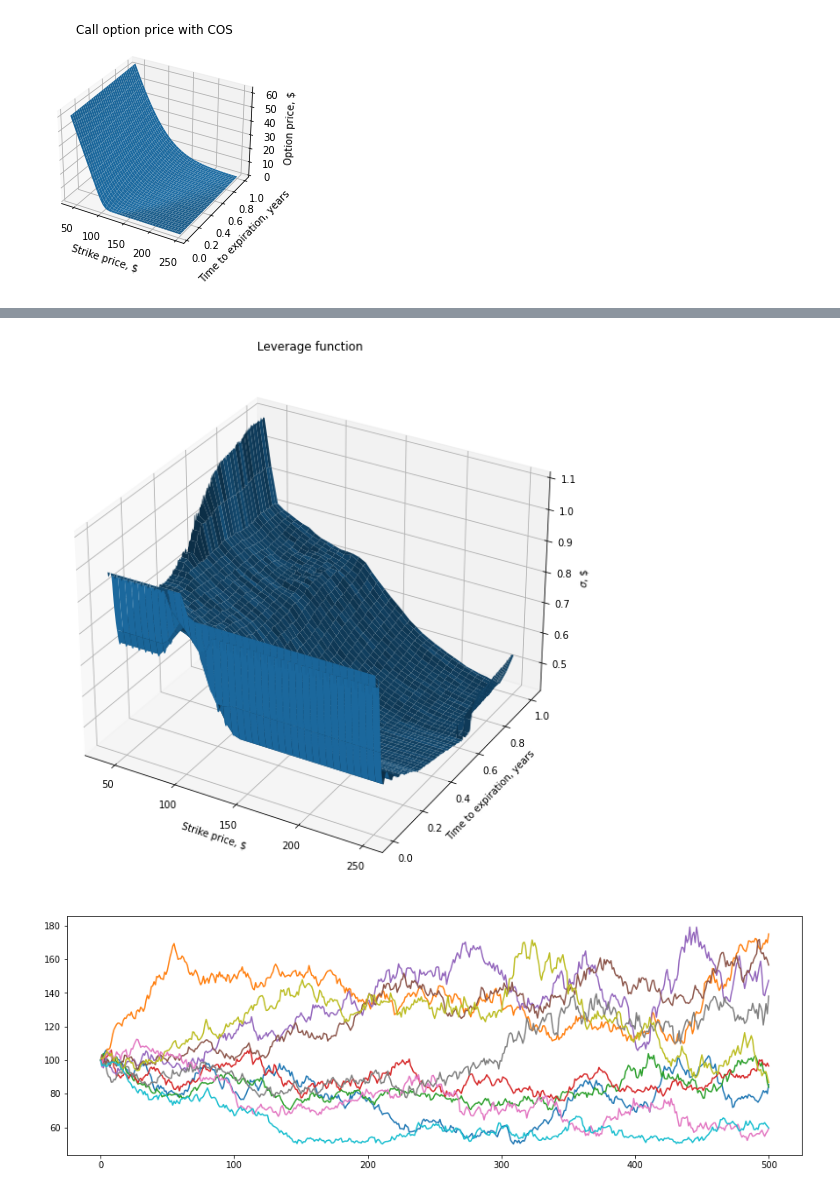
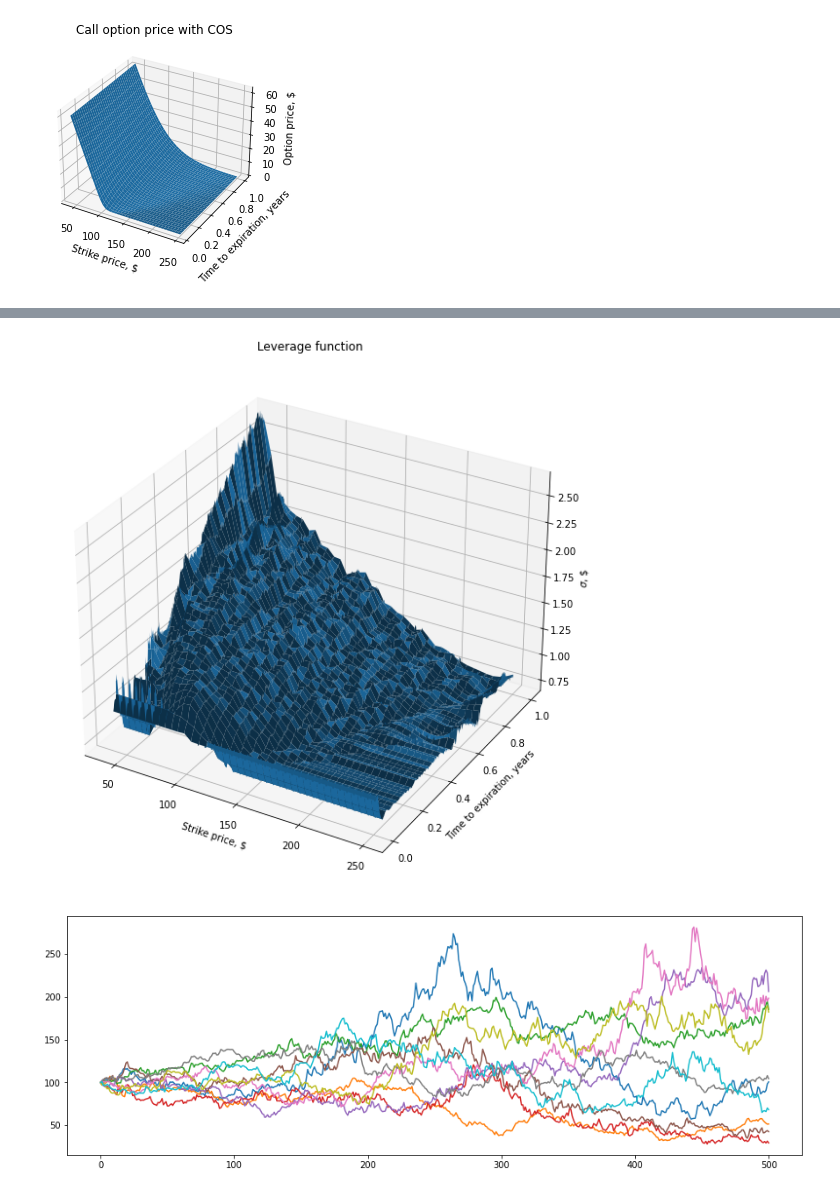
Before and after one commit to stayaptichek/vega_report, a Jupyter notebook: LSV.ipynb, the cells around one changed output, grey strips where cells are left out. Saved outputs shown, nothing was run; the diff lists cells and outputs as text; code cells hidden in the pictures.

```diff
--- a/LSV.ipynb
+++ b/LSV.ipynb
@@ -166,6 +166,6 @@ def make_local_vol_func(calls: CallStockOption,
 
     def local_vol_func(t, s):
 
-        return calls_int(t, s)
+        return calls_int(t, s, grid=False)
 
     return local_vol_func
@@ -192,7 +194,6 @@ def pm_calibration(heston_parameters: HestonParameters,
 
     # Monte Carlo simulation
     np.random.seed(5)
-    Z = np.random.normal(0.0, 1.0, [hpar.n_particles, hpar.n_steps])
     S = np.empty([hpar.n_particles, hpar.n_steps + 1])
     V = np.empty([hpar.n_particles, hpar.n_steps + 1])
 
@@ -213,7 +214,7 @@ def pm_calibration(heston_parameters: HestonParameters,
         )
         return (
             15 / 16 / scaling_factor
-            * (1 - np.clip(x / scaling_factor, -scaling_factor, scaling_factor) ** 2) ** 2
+            * (1 - np.clip(x / scaling_factor, -1, 1) ** 2) ** 2
         )
 
 
@@ -225,22 +226,29 @@ def pm_calibration(heston_parameters: HestonParameters,
         # make a step forward using Euler discretization scheme
         new_v = cir_chi_sq_sample(heston_parameters, dt, V[:, i-1], hpar.n_particles)
         V[:, i] = new_v
+        # logS[:, ind + 1] = logS[:, ind] + (r - V[:, ind] / 2) * dt + \
+                   # (rho / gamma) * (V[:, ind + 1] - V[:, ind] - kappa * (vbar - V[:, ind]) * dt) + \
+                   # np.power((1 - rho**2) * dt * V[:, ind], 0.5) * Z1[:, ind]
         d_log_s = (
-            (r - 0.5 * sigma**2 * new_v) * dt
-            + np.random.normal(size=hpar.n_particles) * np.sqrt(dt) * sigma * np.sqrt(new_v)
+            (r - 0.5 * sigma**2 * V[:, i-1]) * dt
+            + heston_parameters.rho / heston_parameters.gamma * sigma * (
+                new_v - heston_parameters.kappa * heston_parameters.vbar * dt + V[:, i-1] * (heston_parameters.kappa * dt - 1)
+            )
+            + np.random.normal(size=hpar.n_particles) * np.sqrt(1 - heston_parameters.rho**2) * sigma * np.sqrt(V[:, i-1] * dt)
         )
         new_s = np.exp(np.log(S[:, i-1]) + d_log_s)
         S[:, i] = new_s
 
         new_s = np.sort(new_s)
         idx = int(hpar.grid_range_proba * hpar.n_particles)
-        grid_span = (new_s[idx], new_s[-idx])
+        # grid_span = (new_s[idx], new_s[-idx])
 
         # compute leverage function at gtid points
-        s_eval = np.linspace(*grid_span, hpar.n_interp)
+        # s_eval = np.linspace(*grid_span, hpar.n_interp)
+        s_eval = new_s[idx:-idx:int(hpar.n_particles / hpar.n_interp)]
         kernels = kernel_f(s_eval[:, None] - new_s[None, :], time[i], np.sqrt(new_v[None, :]))
         kernels = np.where(kernels > np.quantile(kernels, .99, axis=1, keepdims=True), kernels, 0)
-        expected_var = np.maximum(kernels @ new_v / kernels.sum(axis=1), 1e-7)
+        expected_var = np.maximum(kernels @ new_v / kernels.sum(axis=1), 1e-12)
         sigma_eval = (dup_lv(time[i], s_eval) / np.sqrt(expected_var)).squeeze()
         sigma_f = interp1d(s_eval,
                            sigma_eval,
@@ -291,8 +299,8 @@ heston_parameters = HestonParameters(kappa = 1.3, gamma = 0.3, rho = -0.3, vbar
 hpar = PMParameters(
     n_particles=10000,
     n_steps=500,
-    kernel_scaling_factor=1.,
-    kernel_t_min=0.1,
+    kernel_scaling_factor=1.5,
+    kernel_t_min=0.25,
     n_interp=100
 )
 
@@ -300,19 +327,21 @@ S, leverage_func = pm_calibration(market_heston_params, state, options, option_p
 # %%
 fig = plt.figure(figsize=(10, 10))
 x, y = np.meshgrid(options.strike_price, np.linspace(0, 1, hpar.n_steps), indexing="ij")
 
 ax1 = fig.add_subplot(projection='3d')
 ax1.plot_surface(x, y, leverage_func)
 ax1.set_title('Leverage function')
 ax1.set_xlabel('Strike price, $')
 ax1.set_ylabel('Time to expiration, years')
 ax1.set_zlabel('$\sigma$, \$')
+ax1.set_zlim((np.quantile(leverage_func, .001),
+              np.quantile(leverage_func, .999)))
 plt.show()
 # %% [output]
-[figure, old version]
+[figure, new version]
 # %%
 _, ax = plt.subplots(figsize=(15, 5))
 ax.plot(S[:10].T)
 plt.show()
 # %% [output]
-[figure, old version]
+[figure, new version]
```
Also changed, not shown: parts of 7 cells of this notebook.
